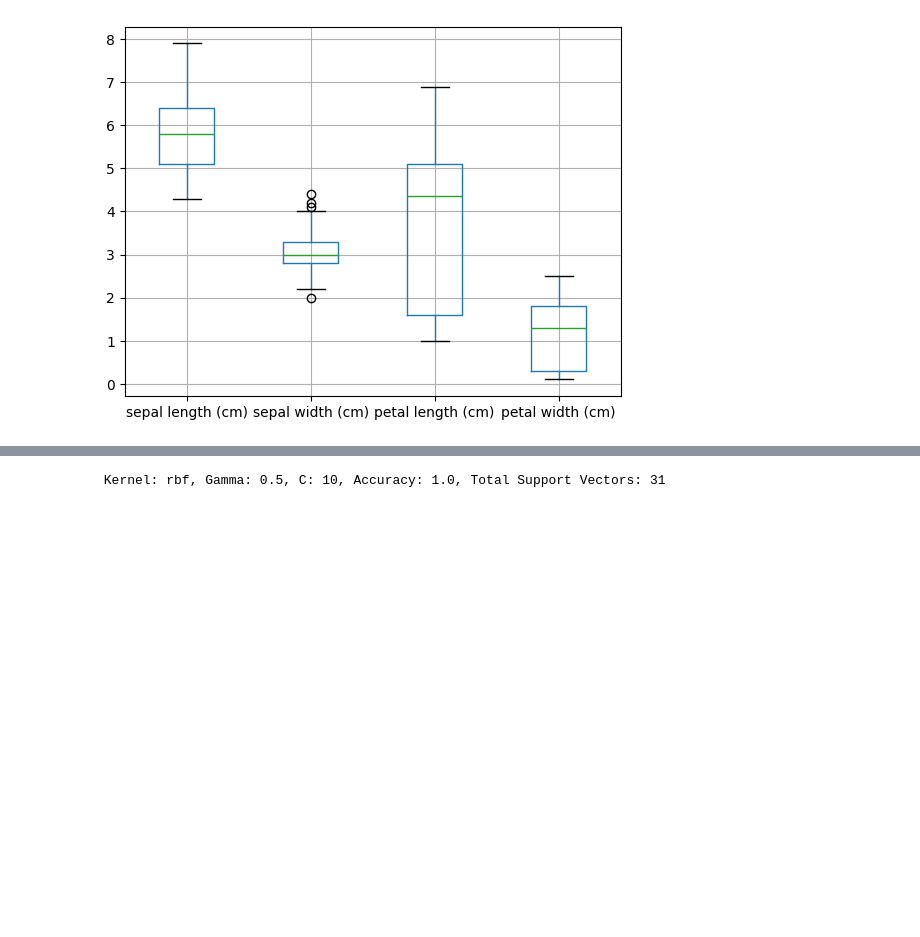
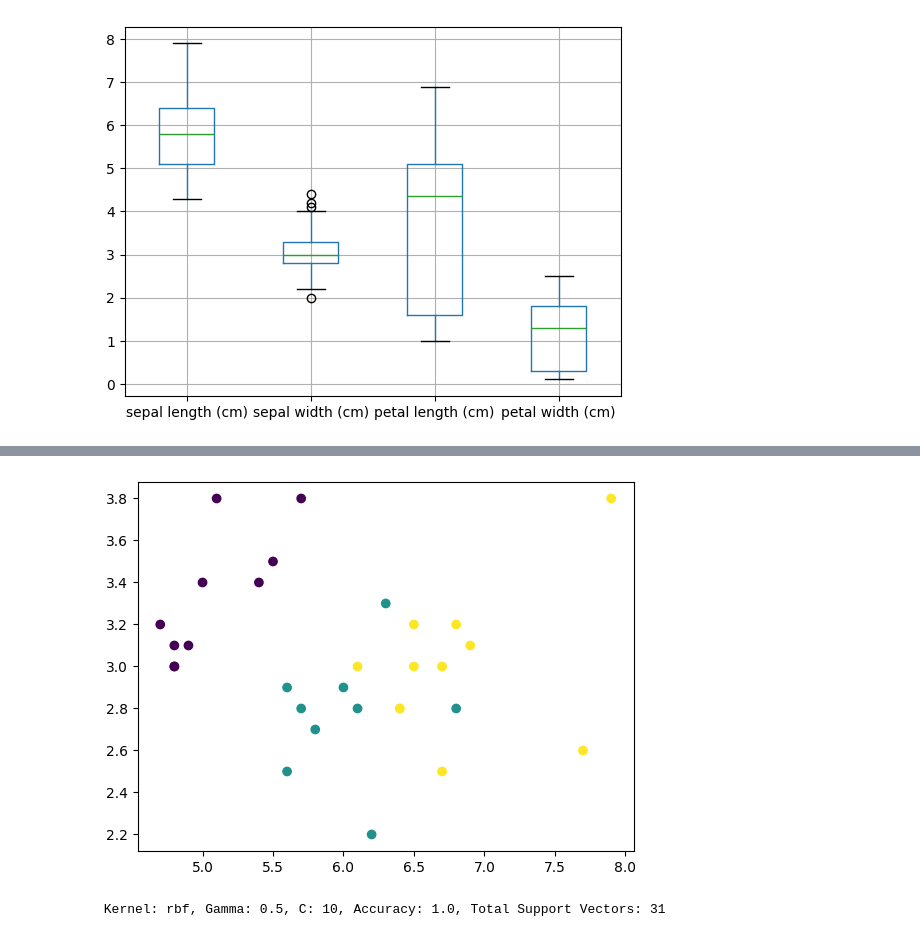
Before and after one commit to CheriCoder/DataScience, a Jupyter notebook: oo5.ipynb, the cells around one changed output, grey strips where cells are left out. Drawn from its saved outputs; the diff is of its cells as text; code cells hidden in the pictures; blank space fills up the shorter version.

```diff
--- a/oo5.ipynb
+++ b/oo5.ipynb
@@ -65,3 +101,8 @@ X_train, X_test, y_train, y_test = train_test_split(X, y, test_size=0.2, random_
+# %%
+plt.scatter(x=X_test[:,0], y=X_test[:,1], c=y_test)
+plt.show()
+# %% [output]
+[figure, added]
 # %%
 # Define the hyperparameters to try
 kernels = ['rbf']
```
Also changed, not shown: parts of 8 cells of this notebook.
